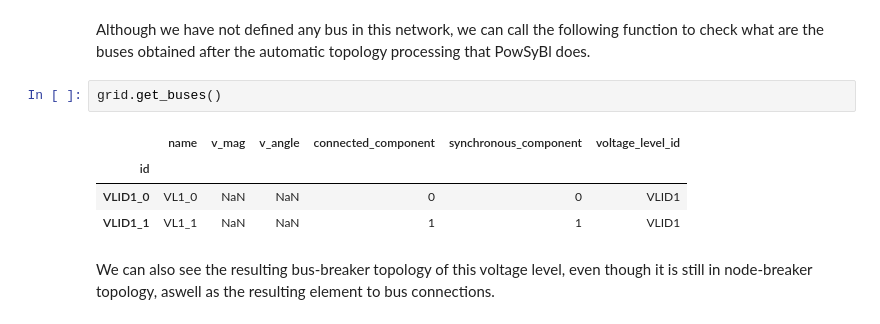
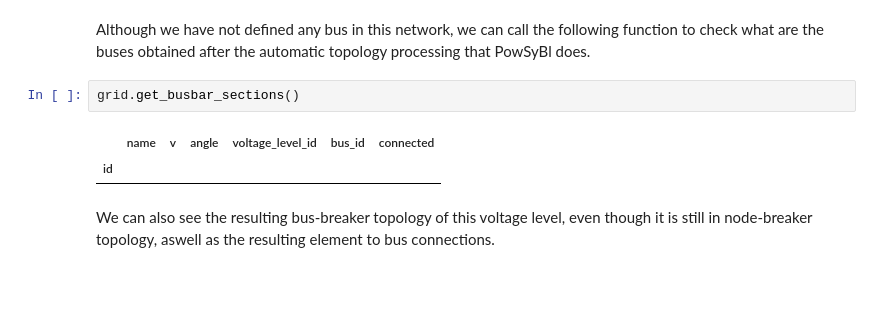
Before and after one commit to cmjoshua01/D-GITT_josh, a Jupyter notebook: Documentation/T2 - Node-breaker and bus-branch topology/t2_nodebreaker_busbranch_topologies.ipynb, the cells around one changed output. Saved outputs shown, nothing was run; the diff lists cells and outputs as text; blank space fills up the shorter version.

```diff
--- a/Documentation/T2 - Node-breaker and bus-branch topology/t2_nodebreaker_busbranch_topologies.ipynb
+++ b/Documentation/T2 - Node-breaker and bus-branch topology/t2_nodebreaker_busbranch_topologies.ipynb
@@ -62,12 +62,10 @@ grid.get_node_breaker_topology(voltage_level_id='VLID1').switches
 # %% [markdown]
 Although we have not defined any bus in this network, we can call the following function to check what are the buses obtained after the automatic topology processing that PowSyBl does.
 # %%
-grid.get_buses()
+grid.get_busbar_sections()
 # %% [output]
-|  | name | v_mag | v_angle | connected_component | synchronous_component | voltage_level_id |
+|  | name | v | angle | voltage_level_id | bus_id | connected |
 | id |  |  |  |  |  |  |
-| VLID1_0 | VL1_0 | NaN | NaN | 0 | 0 | VLID1 |
-| VLID1_1 | VL1_1 | NaN | NaN | 1 | 1 | VLID1 |
 # %% [markdown]
 We can also see the resulting bus-breaker topology of this voltage level, even though it is still in node-breaker topology, aswell as the resulting element to bus connections.
 # %%
```
Also changed, not shown: parts of 5 cells of this notebook, 12 other files.
